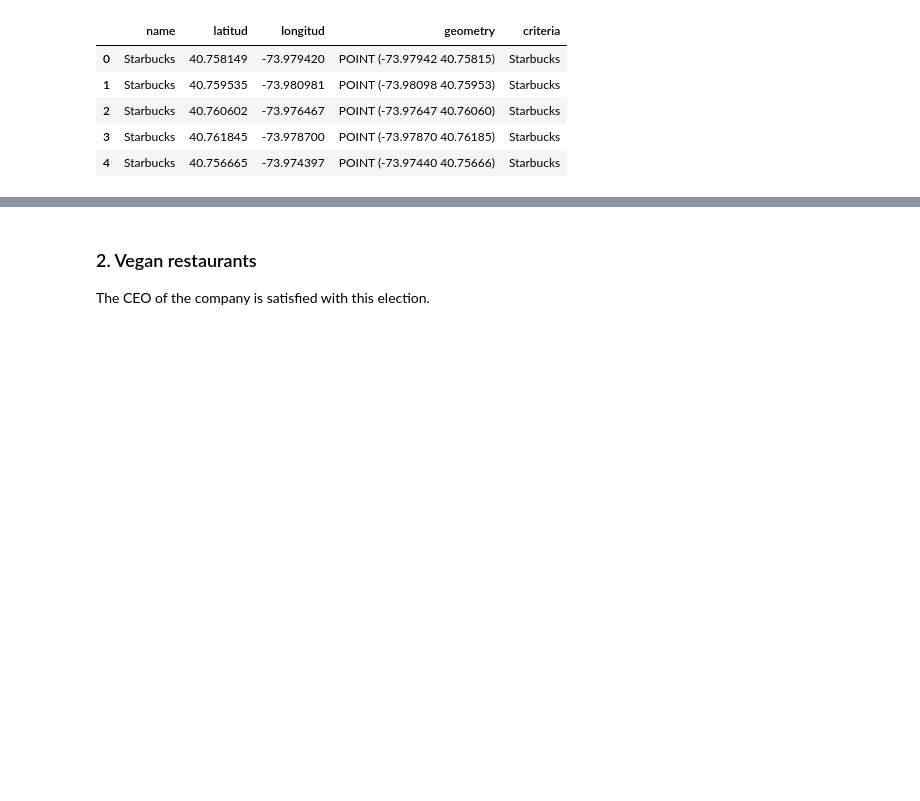
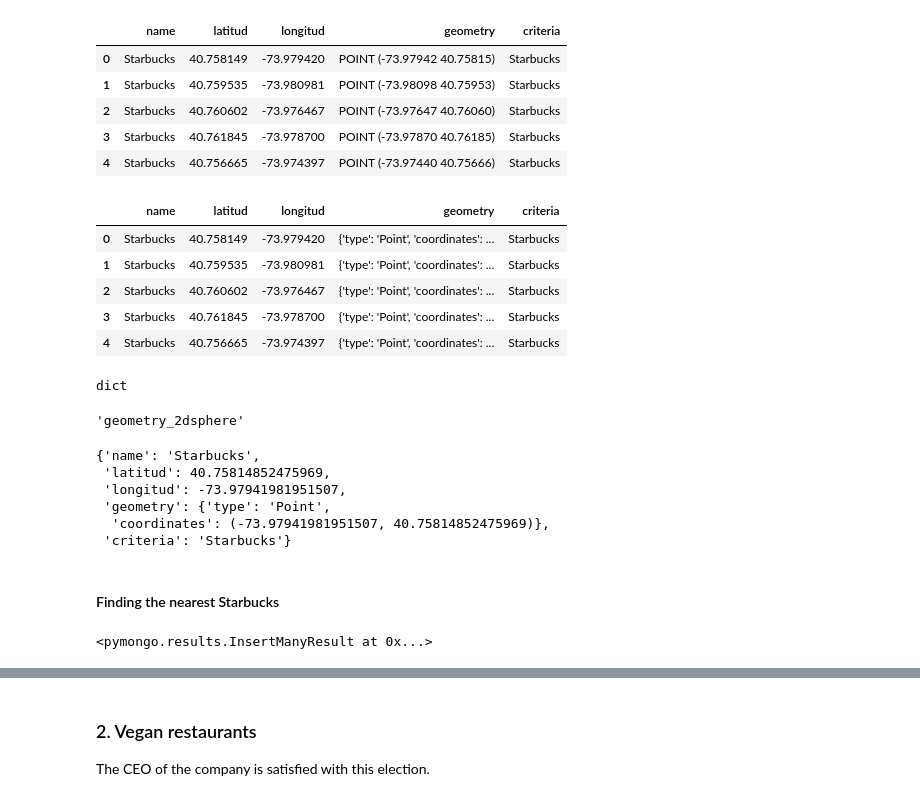
Before and after one commit to angelanavarrog/-Project-geospatial-Angela-Navarro, a Jupyter notebook: Office selection and map visualization.ipynb, the cells around one changed output, grey strips where cells are left out. Drawn from its saved outputs; the diff is of its cells as text; code cells hidden in the pictures; blank space fills up the shorter version.

```diff
--- a/Office selection and map visualization.ipynb
+++ b/Office selection and map visualization.ipynb
@@ -168,3 +169,41 @@ gdf_starbucks.head()
 | 2 | Starbucks | 40.760602 | -73.976467 | POINT (-73.97647 40.76060) | Starbucks |
 | 3 | Starbucks | 40.761845 | -73.978700 | POINT (-73.97870 40.76185) | Starbucks |
 | 4 | Starbucks | 40.756665 | -73.974397 | POINT (-73.97440 40.75666) | Starbucks |
+# %%
+# Convert our dataframe on a dict to be able to use it in MongoDB.
+gdf_starbucks["geometry"] = gdf_starbucks["geometry"].apply(lambda x: shapely.geometry.mapping(x))
+gdf_starbucks[:5]
+# %% [output]
+|  | name | latitud | longitud | geometry | criteria |
+| 0 | Starbucks | 40.758149 | -73.979420 | {'type': 'Point', 'coordinates': ... | Starbucks |
+| 1 | Starbucks | 40.759535 | -73.980981 | {'type': 'Point', 'coordinates': ... | Starbucks |
+| 2 | Starbucks | 40.760602 | -73.976467 | {'type': 'Point', 'coordinates': ... | Starbucks |
+| 3 | Starbucks | 40.761845 | -73.978700 | {'type': 'Point', 'coordinates': ... | Starbucks |
+| 4 | Starbucks | 40.756665 | -73.974397 | {'type': 'Point', 'coordinates': ... | Starbucks |
+# %%
+type(gdf_starbucks.loc[0,"geometry"])
+# %% [output]
+dict
+# %%
+client = MongoClient()
+db = client.companies
+collection = db.starbucks
+collection.create_index ([("geometry", GEOSPHERE)])
+# %% [output]
+'geometry_2dsphere'
+# %%
+data = gdf_starbucks.to_dict(orient='records')
+data[0]
+# %% [output]
+{'name': 'Starbucks',
+ 'latitud': 40.75814852475969,
+ 'longitud': -73.97941981951507,
+ 'geometry': {'type': 'Point',
+  'coordinates': (-73.97941981951507, 40.75814852475969)},
+ 'criteria': 'Starbucks'}
+# %% [markdown]
+#### Finding the nearest Starbucks
+# %%
+collection.insert_many(data)
+# %% [output]
+<pymongo.results.InsertManyResult at 0x...>
```
Also changed, not shown: parts of 62 cells of this notebook.
